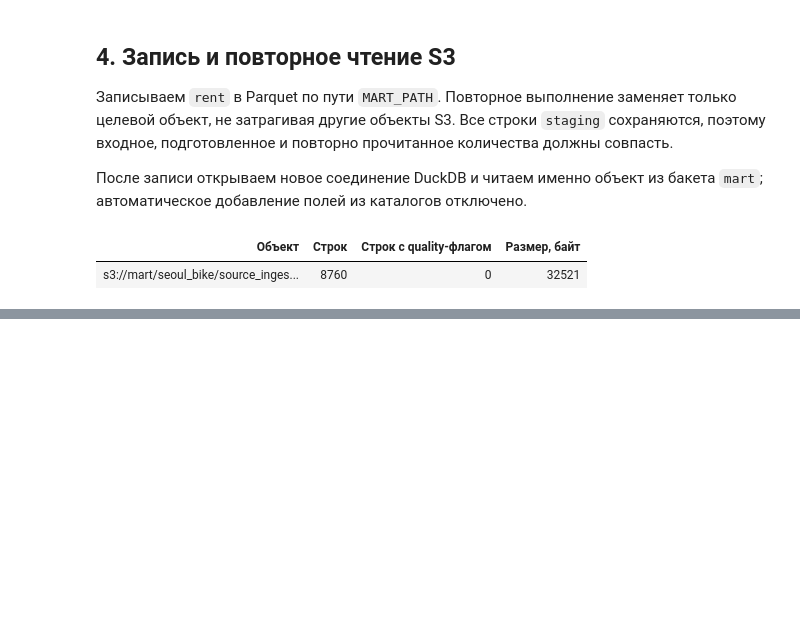
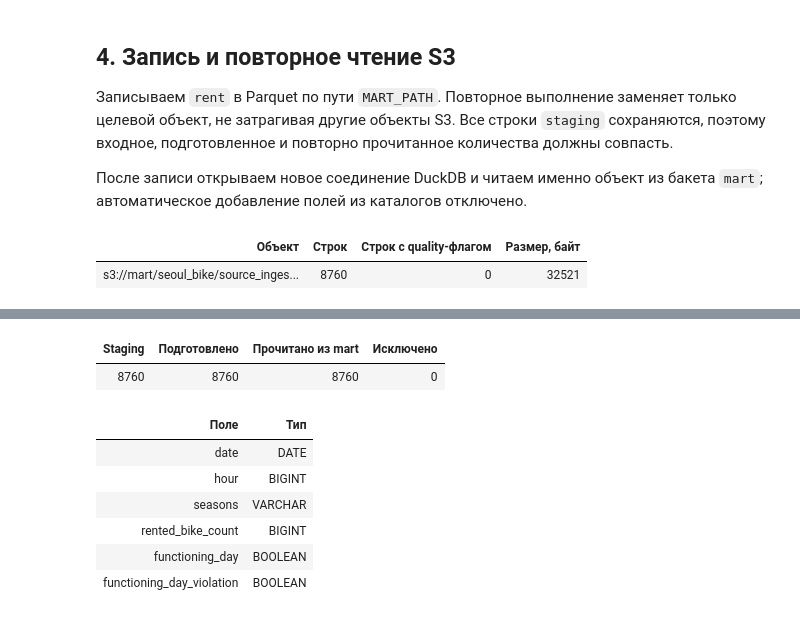
Before and after one commit to Sukulent-Studio/ITAD, a Jupyter notebook: notebooks/build_mart.ipynb, the cells around one changed output, grey strips where cells are left out. Drawn from its saved outputs; the diff is of its cells as text; code cells hidden in the pictures; blank space fills up the shorter version.

```diff
--- a/notebooks/build_mart.ipynb
+++ b/notebooks/build_mart.ipynb
@@ -695,0 +331,38 @@ s3://mart/green_tripdata/source_ingested_on=2026-09-30/trips.parquet
+# %%
+# В представлении staging исходные имена полей приведены к именам витрины, для удобства.
+published.execute(f"""
+    CREATE OR REPLACE TEMP VIEW source_staging AS
+    SELECT
+        "Date" AS date,
+        "Hour" AS hour,
+        "Seasons" AS seasons,
+        "Rented Bike Count" AS rented_bike_count,
+        "Functioning Day" AS functioning_day,
+        quality_functioning_day_consistency_violated AS source_functioning_day_violation
+    FROM read_parquet({literal(STAGING_PATH)}, hive_partitioning = false)
+""")
+expected_schema = [
+    ("date", "DATE"),
+    ("hour", "BIGINT"),
+    ("seasons", "VARCHAR"),
+    ("rented_bike_count", "BIGINT"),
+    ("functioning_day", "BOOLEAN"),
+    ("functioning_day_violation", "BOOLEAN"),
+]
+actual_schema = [row[:2] for row in published.execute("DESCRIBE published_rent").fetchall()]
+check("Имена, порядок и типы полей", actual_schema, expected_schema)
+check("Баланс входных и сохранённых строк", staging_rows, mart_rows + excluded_rows)
+check("Количество после чтения S3", mart_rows, prepared_rows)
+show_table(["Staging", "Подготовлено", "Прочитано из mart", "Исключено"],
+           [(staging_rows, prepared_rows, mart_rows, excluded_rows)])
+show_table(["Поле", "Тип"], actual_schema)
+# %% [output]
+| Staging | Подготовлено | Прочитано из mart | Исключено |
+| 8760 | 8760 | 8760 | 0 |
+| Поле | Тип |
+| date | DATE |
+| hour | BIGINT |
+| seasons | VARCHAR |
+| rented_bike_count | BIGINT |
+| functioning_day | BOOLEAN |
+| functioning_day_violation | BOOLEAN |
```
Also changed, not shown: parts of 28 cells of this notebook, 1 other file.
